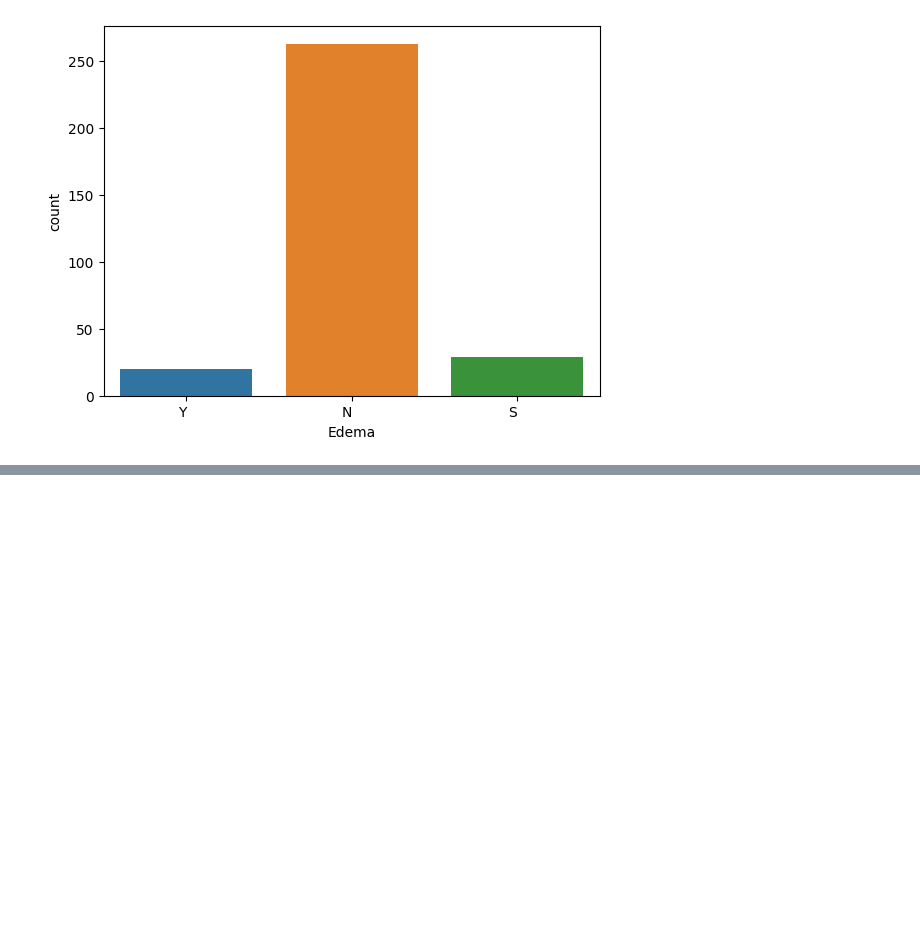
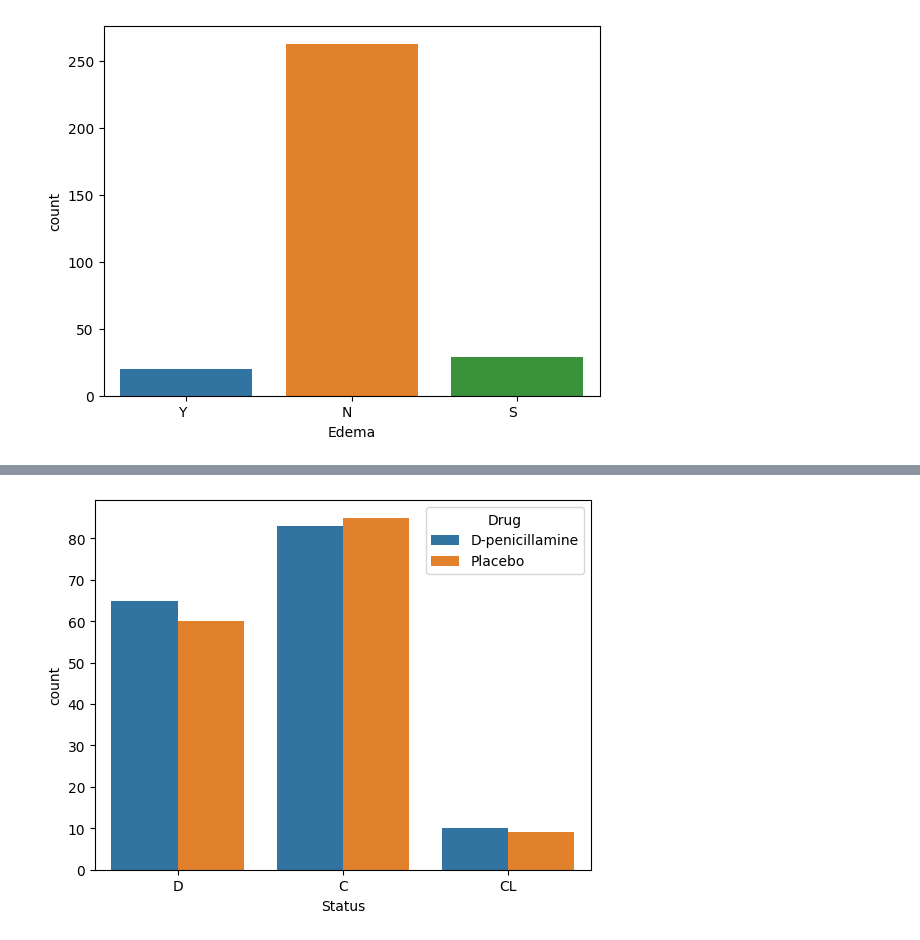
Before and after one commit to mvidales775/Project-2, a Jupyter notebook: Project_2.ipynb, the cells around one changed output, grey strips where cells are left out. Cells and saved outputs as stored; diff of their text form; code cells hidden in the pictures; blank space fills up the shorter version.

```diff
--- a/Project_2.ipynb
+++ b/Project_2.ipynb
@@ -292,0 +313,5 @@ ax.set_xticklabels(ax.get_xticklabels(), rotation=0, ha='right');
+# %%
+# Multivariate countplot with a hue argument
+ax = sns.countplot(data=df, x='Status', hue='Drug')
+# %% [output]
+[figure, added]
```
Also changed, not shown: parts of 4 cells of this notebook.
